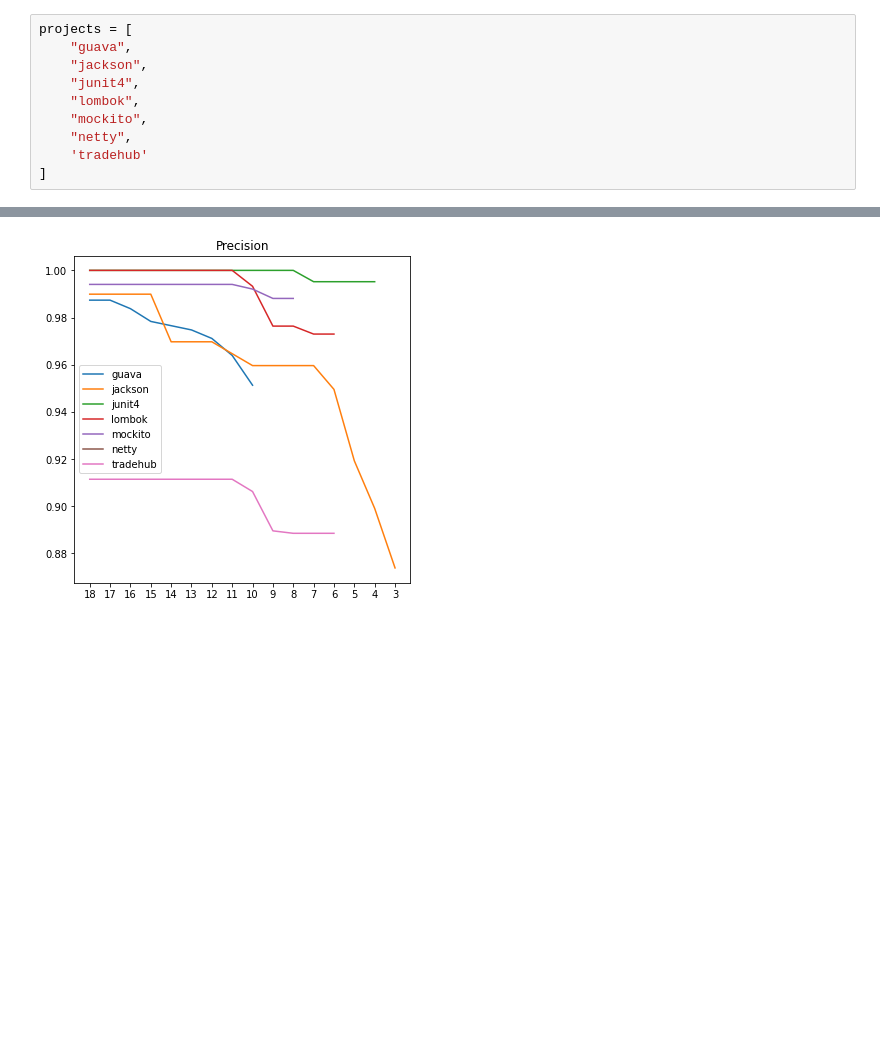
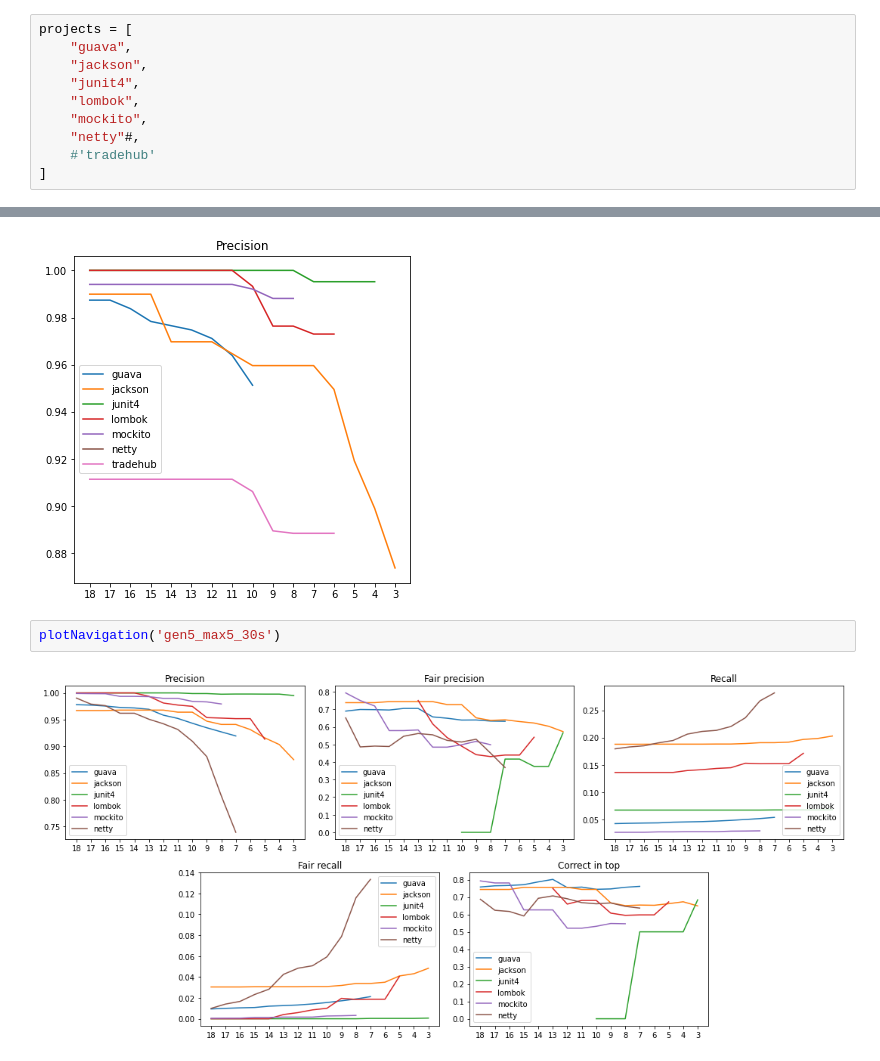
Before and after one commit to mrmegapolys/GitRules, a Jupyter notebook: notebooks/evaluation.ipynb, the cells around one changed output, grey strips where cells are left out. Cells and saved outputs as stored; diff of their text form; blank space fills up the shorter version.

```diff
--- a/notebooks/evaluation.ipynb
+++ b/notebooks/evaluation.ipynb
@@ -8,8 +8,8 @@ projects = [
     "junit4",
     "lombok",
     "mockito",
-    "netty",
-    'tradehub'
+    "netty"#,
+    #'tradehub'
 ]
 # %%
 def readProjectData(projectName, generation):
@@ -152,3 +152,7 @@ plotPrevention('gen3_max5')
 plotFalseAlarm('gen3_max5')
 # %% [output]
 [figure]
+# %%
+plotNavigation('gen5_max5_30s')
+# %% [output]
+[figure, added]
```
Also changed, not shown: parts of 2 cells of this notebook, 6 other files.
